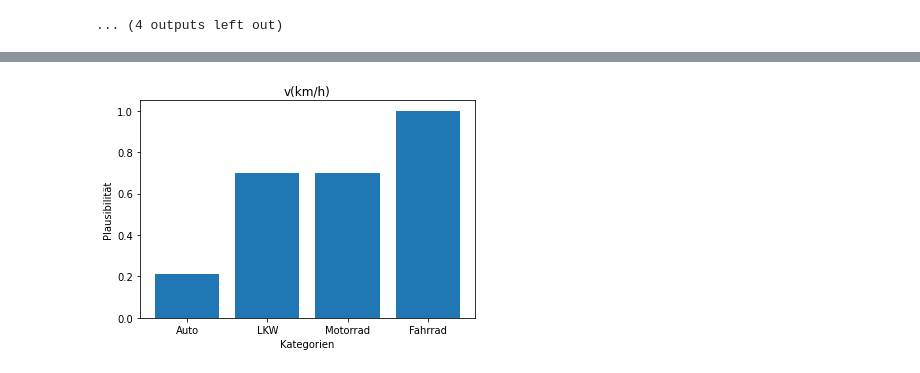
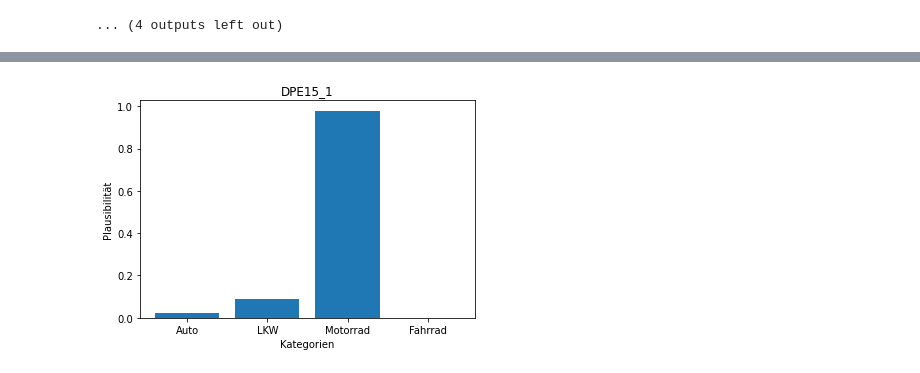
Before and after one commit to JanTSV/Evidenztheorie, a Jupyter notebook: main.ipynb, the cells around one changed output, grey strips where cells are left out. Drawn from its saved outputs; the diff is of its cells as text; code cells hidden in the pictures.

```diff
--- a/main.ipynb
+++ b/main.ipynb
@@ -265,55 +265,61 @@ __
 [figure]
 ... (4 outputs left out)
 # %%
-# Auswertung
-handler = DempsterHandler()
-handler.add_categories(["Auto", "LKW", "Motorrad", "Fahrrad"])
 
-"""
-TODO:
-    * For schleife für alle.
-    * "dynamische" regeln.
+def choose(df, title):
+    # Auswertung
+    handler = DempsterHandler()
+    handler.add_categories(["Auto", "LKW", "Motorrad", "Fahrrad"])
 
-    * Richtige Höhe / Breite bestimmen (aus Abstand).
-"""
+    """
+    TODO:
+        * For schleife für alle.
+        * "dynamische" regeln.
 
-# Test
-df = data_dict["DPE15_3"]
-x, y, z = np.mean(df["Bbox_Höhe"]), np.mean(df["Bbox_Breite"]), np.mean(df["Abstand(m)"])
-val = x / y
+        * Richtige Höhe / Breite bestimmen (aus Abstand).
+    """
 
-# Geschwindigkeit
-if df["v(km/h) polyfit"].max() >= 60:
-    handler.add_measure([
-        Measure(["Auto", "LKW", "Motorrad"], 0.6)
-    ])
+    # Test
+    x, y, z = np.mean(df["Bbox_Höhe"]), np.mean(df["Bbox_Breite"]), np.mean(df["Abstand(m)"])
+    val = x / y
 
-# Beschleunigung
-if df["a(km/h^2)"].max() >= 10:
-    handler.add_measure([
-        Measure(["Motorrad"], 0.7)
-    ])
+    # Geschwindigkeit
+    if df["v(km/h) polyfit"].max() >= 60:
+        handler.add_measure([
+            Measure(["Auto", "LKW", "Motorrad"], 0.6)
+        ])
 
-# Größe : Breite
-if val >= 1.1:
-    handler.add_measure([
-        Measure(["Motorrad", "LKW", "Fahrrad"], 0.7)
-    ])
-elif val < 1:
-    handler.add_measure([
-        Measure(["Auto"], 0.9)
-    ])
+    # Beschleunigung
+    if df["a(km/h^2)"].max() >= 10:
+        handler.add_measure([
+            Measure(["Motorrad"], 0.7)
+        ])
 
-# Fehler da iwo
-cumulative = handler.accumulate_all_measures()
-pls = []
-for category in handler.categories:
-    p = cumulative.plausibility(category)
-    pls.append(p)
-    print(category, p)
+    # Größe : Breite
+    if val >= 1.1:
+        handler.add_measure([
+            Measure(["Motorrad", "LKW", "Fahrrad"], 0.7)
+        ])
+    elif val < 1:
+        handler.add_measure([
+            Measure(["Auto"], 0.9)
+        ])
 
-plt.xlabel("Kategorien")
-plt.ylabel("Plausibilität")
-plt.bar(handler.categories, pls)
-plt.show()
+    # Fehler da iwo
+    cumulative = handler.accumulate_all_measures()
+    pls = []
+    for category in handler.categories:
+        p = cumulative.plausibility(category)
+        pls.append(p)
+        print(category, p)
+
+    plt.title(title)
+    plt.xlabel("Kategorien")
+    plt.ylabel("Plausibilität")
+    plt.bar(handler.categories, pls)
+    plt.show()
+
+# WANTED
+for name, df in data_dict.items():
+    choose(df, name)
 # %% [output]
@@ -320 +341 @@ plt.show()
-[figure, old version]
+[figure, new version]
```
Also changed, not shown: parts of 1 cell of this notebook, 1 other file.
